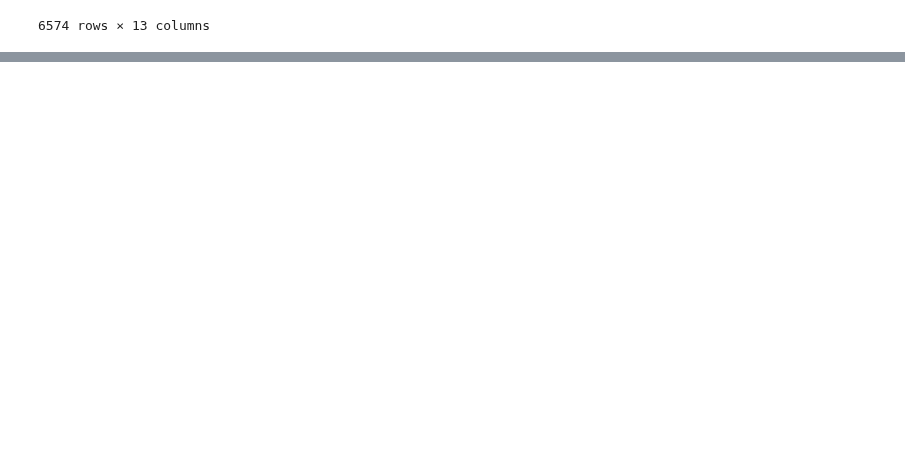
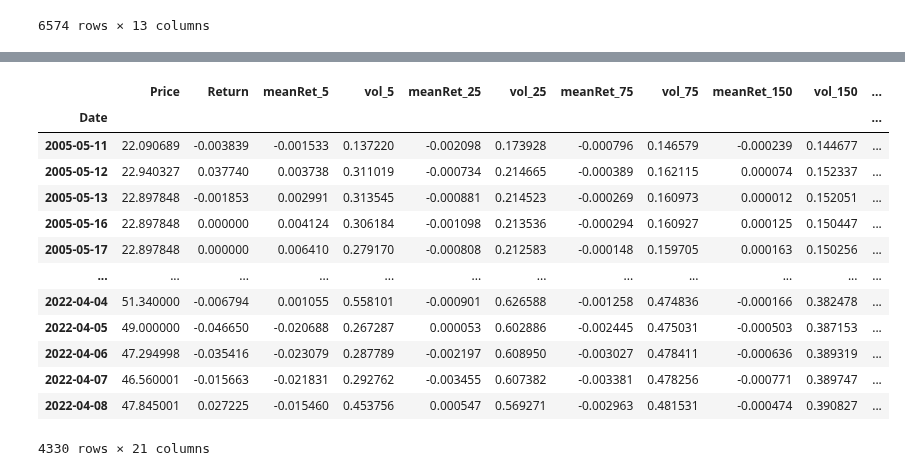
Before and after one commit to ugom2002/projet_DL, a Jupyter notebook: notebook_antoine.ipynb, the cells around one changed output, grey strips where cells are left out. Saved outputs shown, nothing was run; the diff lists cells and outputs as text; code cells hidden in the pictures; blank space fills up the shorter version.

```diff
--- a/notebook_antoine.ipynb
+++ b/notebook_antoine.ipynb
@@ -119,0 +160,28 @@ df_returns
+# %%
+# URL des données
+url = "https://turinici.com/wp-content/uploads/cours/common/close_cac40_historical.csv"
+
+# Lecture du fichier CSV en ne chargeant que la colonne 'BNP.PA'
+df_raw = pd.read_csv(url, sep=";", usecols=["Date", "BNP.PA"])
+
+# Renommage des colonnes
+df_raw.rename(columns={"BNP.PA": "Price"}, inplace=True)
+
+# Conversion de la colonne 'Date' en format datetime
+df_raw['Date'] = pd.to_datetime(df_raw['Date'])
+
+# Définir la colonne 'Date' comme index
+df_raw.set_index("Date", inplace=True)
+
+print("\nAperçu des premières lignes :")
+display(df_raw.head())
+print("\nDimensions initiales :", df_raw.shape)
+
+df_raw.dropna(subset=["Price"], inplace=True)
+
+# Tri par index (date) pour s'assurer de l'ordre chronologique
+df_raw.sort_index(inplace=True)
+
+print("\nAperçu après nettoyage :")
+display(df_raw.head())
+print("\nDimensions après nettoyage :", df_raw.shape)
@@ -119,0 +266,19 @@ df_returns
+# %%
+df1 = df.copy()
+df1 = df.iloc[3000:7330]
+df1
+# %% [output]
+|  | Price | Return | meanRet_5 | vol_5 | meanRet_25 | vol_25 | meanRet_75 | vol_75 | meanRet_150 | vol_150 | ... |
+| Date |  |  |  |  |  |  |  |  |  |  | ... |
+| 2005-05-11 | 22.090689 | -0.003839 | -0.001533 | 0.137220 | -0.002098 | 0.173928 | -0.000796 | 0.146579 | -0.000239 | 0.144677 | ... |
+| 2005-05-12 | 22.940327 | 0.037740 | 0.003738 | 0.311019 | -0.000734 | 0.214665 | -0.000389 | 0.162115 | 0.000074 | 0.152337 | ... |
+| 2005-05-13 | 22.897848 | -0.001853 | 0.002991 | 0.313545 | -0.000881 | 0.214523 | -0.000269 | 0.160973 | 0.000012 | 0.152051 | ... |
+| 2005-05-16 | 22.897848 | 0.000000 | 0.004124 | 0.306184 | -0.001098 | 0.213536 | -0.000294 | 0.160927 | 0.000125 | 0.150447 | ... |
+| 2005-05-17 | 22.897848 | 0.000000 | 0.006410 | 0.279170 | -0.000808 | 0.212583 | -0.000148 | 0.159705 | 0.000163 | 0.150256 | ... |
+| ... | ... | ... | ... | ... | ... | ... | ... | ... | ... | ... | ... |
+| 2022-04-04 | 51.340000 | -0.006794 | 0.001055 | 0.558101 | -0.000901 | 0.626588 | -0.001258 | 0.474836 | -0.000166 | 0.382478 | ... |
+| 2022-04-05 | 49.000000 | -0.046650 | -0.020688 | 0.267287 | 0.000053 | 0.602886 | -0.002445 | 0.475031 | -0.000503 | 0.387153 | ... |
+| 2022-04-06 | 47.294998 | -0.035416 | -0.023079 | 0.287789 | -0.002197 | 0.608950 | -0.003027 | 0.478411 | -0.000636 | 0.389319 | ... |
+| 2022-04-07 | 46.560001 | -0.015663 | -0.021831 | 0.292762 | -0.003455 | 0.607382 | -0.003381 | 0.478256 | -0.000771 | 0.389747 | ... |
+| 2022-04-08 | 47.845001 | 0.027225 | -0.015460 | 0.453756 | 0.000547 | 0.569271 | -0.002963 | 0.481531 | -0.000474 | 0.390827 | ... |
+4330 rows × 21 columns
```
Also changed, not shown: parts of 13 cells of this notebook.
